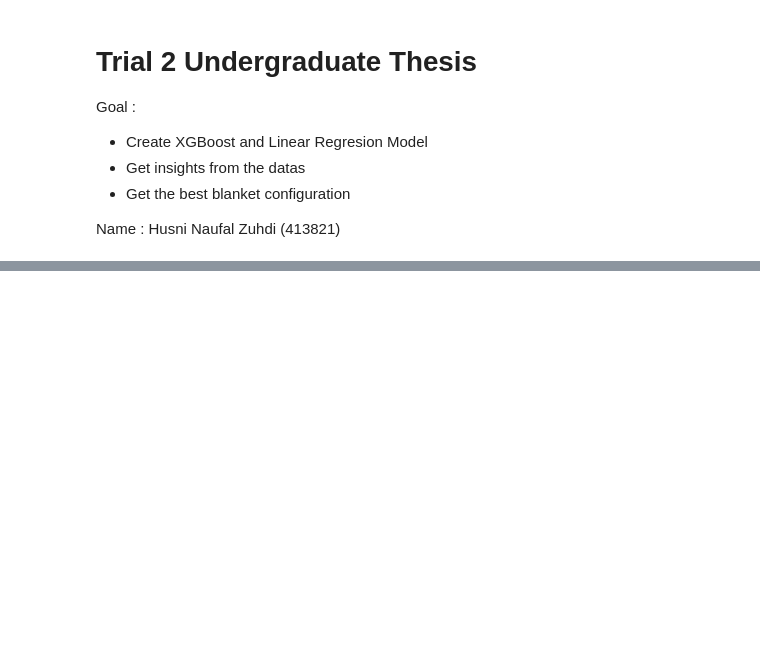
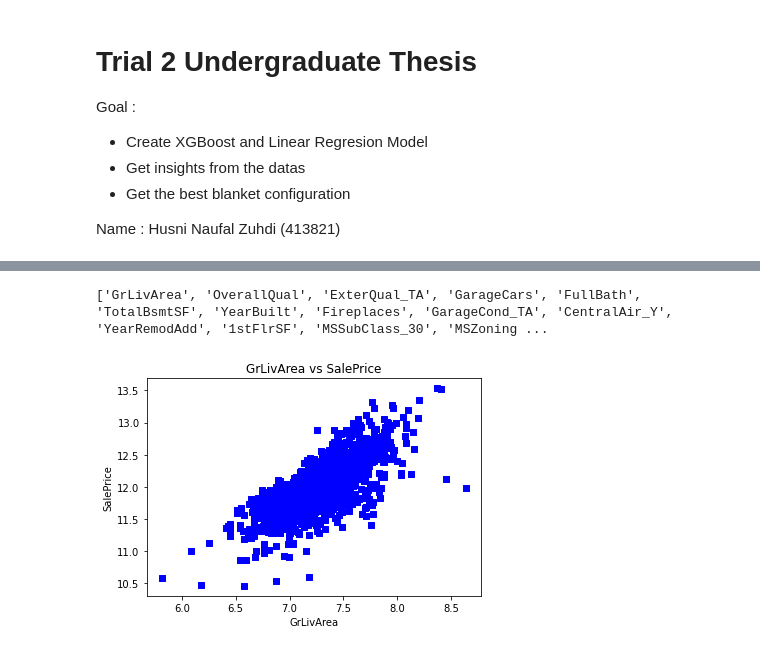
Before and after one commit to husni-zuhdi/husni-undergrad-thesis, a Jupyter notebook: jupyter-notebooks/2_Data_Analysis.ipynb, the cells around one changed output, grey strips where cells are left out. Cells and saved outputs as stored; diff of their text form; code cells hidden in the pictures; blank space fills up the shorter version.

```diff
--- a/jupyter-notebooks/2_Data_Analysis.ipynb
+++ b/jupyter-notebooks/2_Data_Analysis.ipynb
@@ -24,3 +29,10 @@ data = load_boston() # Loading the data
 # %%
-see = pd.DataFrame(data.data)
-see #the dataset
+categorical_features=['MSSubClass','MSZoning','Street','Alley','LotShape','LandContour','Utilities',
+                      'LotConfig','LandSlope','Neighborhood','Condition1','Condition2','BldgType','HouseStyle',
+                      'RoofStyle','RoofMatl','Exterior1st','Exterior2nd','MasVnrType','ExterQual','ExterCond',
+                      'Foundation','BsmtQual','BsmtCond','BsmtExposure','BsmtFinType1','BsmtFinType2','Heating',
+                      'HeatingQC','CentralAir','Electrical','KitchenQual','Functional','FireplaceQu',
+                     'GarageType','GarageFinish','GarageQual','GarageCond','PavedDrive','PoolQC','Fence',
+                     'MiscFeature','SaleType','SaleCondition']
+every_column_except_y= [col for col in train_dataset.columns if col not in ['SalePrice','Id']]
+train_dataset.describe()
@@ -27,4 +63,18 @@ see #the dataset
 # %%
-X = pd.DataFrame(data.data, columns=data.feature_names) # Feature matrix in pd.DataFrame format
-y = pd.Series(data.target) # Target vector in pd.Series format
+#thanks to https://www.kaggle.com/apapiu/house-prices-advanced-regression-techniques/regularized-linear-models
+
+every_column_non_categorical= [col for col in train_dataset.columns if col not in categorical_features and col not in ['Id'] ]
+
+#log transform skewed numeric features:
+numeric_feats = train_dataset[every_column_non_categorical].dtypes[train_dataset.dtypes != "object"].index
+
+#skewed_feats = train_dataset[numeric_feats].apply(lambda x: skew(x.dropna())) #compute skewness
+#skewed_feats = skewed_feats[skewed_feats > 0.75]
+#skewed_feats = skewed_feats.index
+
+train_dataset[numeric_feats] = np.log1p(train_dataset[numeric_feats])
+
+every_column_non_categorical= [col for col in test_dataset.columns if col not in categorical_features and col not in ['Id'] ]
+numeric_feats = test_dataset[every_column_non_categorical].dtypes[test_dataset.dtypes != "object"].index
+test_dataset[numeric_feats] = np.log1p(test_dataset[numeric_feats])
 # %%
@@ -46,3 +103,9 @@ xgb_reg = xgb.XGBRegressor(max_depth=3,
 # %%
-# Train the model with train data sets
-xgb_reg.fit(X_train, y_train)
+#CreateColumnPerValue(train_dataset,categorical_features)
+#CreateColumnPerValue(test_dataset,categorical_features)
+
+train_dataset = pd.get_dummies(train_dataset,columns =categorical_features)
+test_dataset = pd.get_dummies(test_dataset,columns =categorical_features)
+
+#train_dataset = train_dataset.fillna(train_dataset.mean())
+#test_dataset = test_dataset.fillna(test_dataset.mean())
@@ -48,0 +156,14 @@ xgb_reg.fit(X_train, y_train)
+# %%
+#Let's remove the less important ones
+most_relevant_features= list( dict((k, v) for k, v in model.get_booster().get_fscore().items() if v >= 10).keys())
+print(most_relevant_features)
+# %% [output]
+['GrLivArea', 'OverallQual', 'ExterQual_TA', 'GarageCars', 'FullBath', 'TotalBsmtSF', 'YearBuilt', 'Fireplaces', 'GarageCond_TA', 'CentralAir_Y', 'YearRemodAdd', '1stFlrSF', 'MSSubClass_30', 'MSZoning ...
+# %%
+plt.scatter(train_dataset.GrLivArea, train_dataset.SalePrice, c = "blue", marker = "s")
+plt.title("GrLivArea vs SalePrice")
+plt.xlabel("GrLivArea")
+plt.ylabel("SalePrice")
+plt.show()
+# %% [output]
+[figure, added]
```
Also changed, not shown: parts of 19 cells of this notebook, 9 other files.
